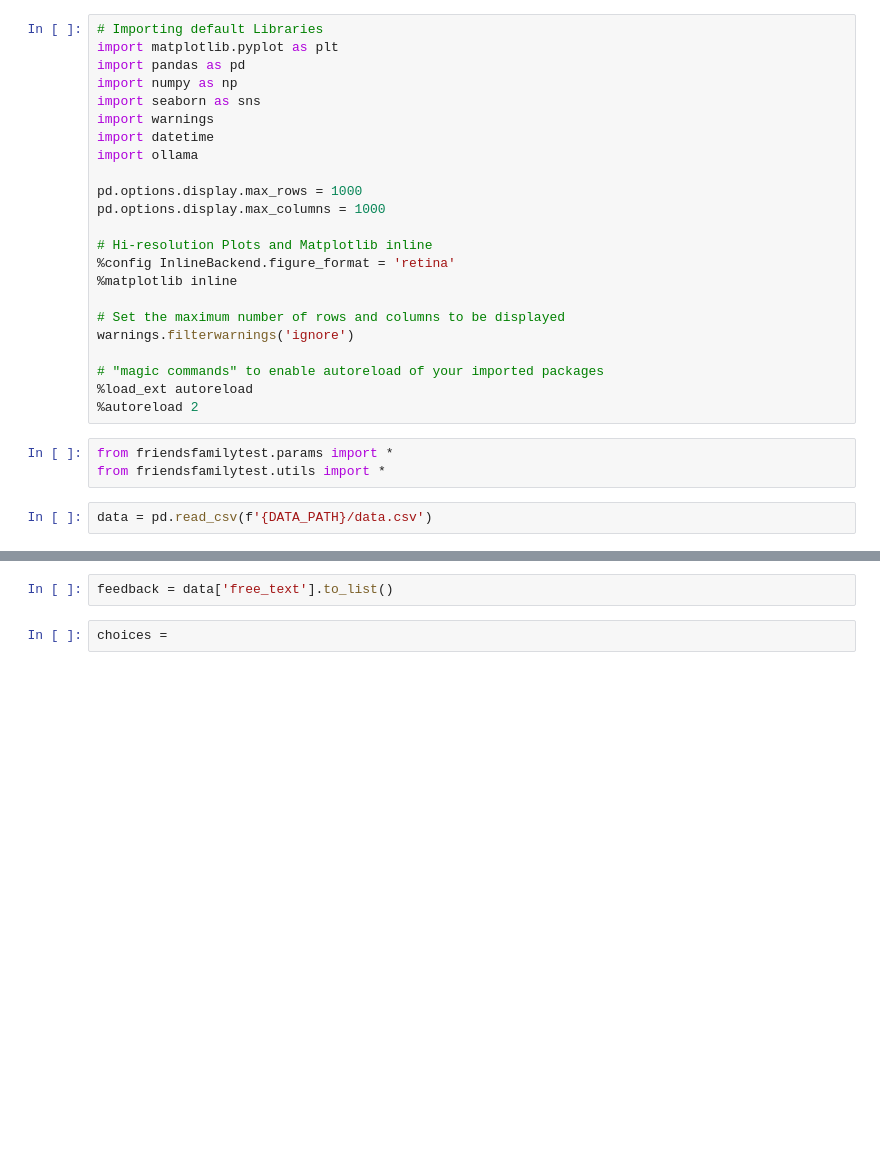
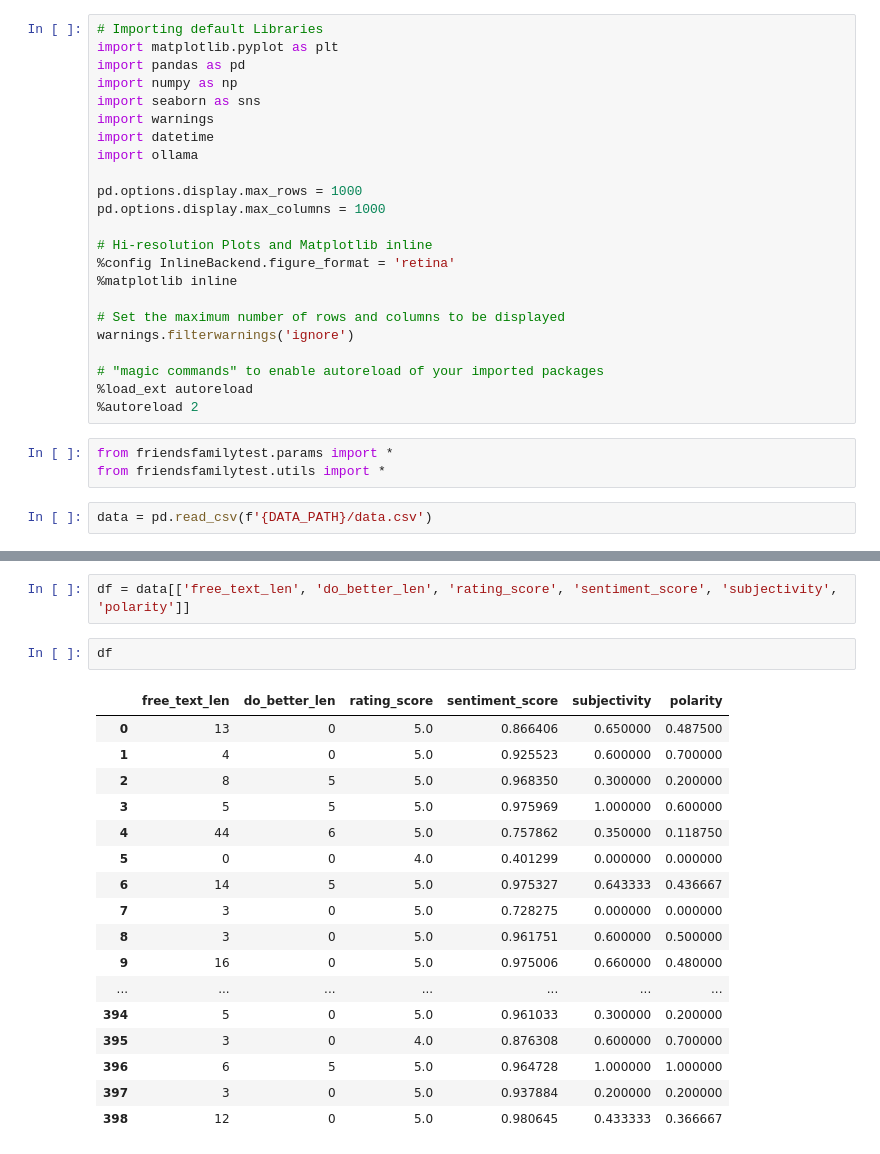
Before and after one commit to janduplessis883/friends-and-family-test-analysis, a Jupyter notebook: Llama2 Classification.ipynb, the cells around one changed output, grey strips where cells are left out. Saved outputs shown, nothing was run; the diff lists cells and outputs as text; blank space fills up the shorter version.

```diff
--- a/Llama2 Classification.ipynb
+++ b/Llama2 Classification.ipynb
@@ -35,7 +35,25 @@ data.head()
 | 2 | 2023-07-13 15:29:00 | Extremely likely | the doctor was very understanding... | no it was the best | Earls Court Surgery | 8 | 5 | 5.0 | NaN | ... |
 | 3 | 2023-07-13 15:30:00 | Extremely likely | dr e was extremely nice | the receptionist was very unkind | Earls Court Surgery | 5 | 5 | 5.0 | NaN | ... |
 | 4 | 2023-07-13 15:31:00 | Extremely likely | i was spoken to politely on the p... | no i was happy with everything | Earls Court Surgery | 44 | 6 | 5.0 | NaN | ... |
-# %%
-feedback = data['free_text'].to_list()
-# %%
-choices =
+# %%
+df = data[['free_text_len', 'do_better_len', 'rating_score', 'sentiment_score', 'subjectivity', 'polarity']]
+# %%
+df
+# %% [output]
+|  | free_text_len | do_better_len | rating_score | sentiment_score | subjectivity | polarity |
+| 0 | 13 | 0 | 5.0 | 0.866406 | 0.650000 | 0.487500 |
+| 1 | 4 | 0 | 5.0 | 0.925523 | 0.600000 | 0.700000 |
+| 2 | 8 | 5 | 5.0 | 0.968350 | 0.300000 | 0.200000 |
+| 3 | 5 | 5 | 5.0 | 0.975969 | 1.000000 | 0.600000 |
+| 4 | 44 | 6 | 5.0 | 0.757862 | 0.350000 | 0.118750 |
+| 5 | 0 | 0 | 4.0 | 0.401299 | 0.000000 | 0.000000 |
+| 6 | 14 | 5 | 5.0 | 0.975327 | 0.643333 | 0.436667 |
+| 7 | 3 | 0 | 5.0 | 0.728275 | 0.000000 | 0.000000 |
+| 8 | 3 | 0 | 5.0 | 0.961751 | 0.600000 | 0.500000 |
+| 9 | 16 | 0 | 5.0 | 0.975006 | 0.660000 | 0.480000 |
+| ... | ... | ... | ... | ... | ... | ... |
+| 394 | 5 | 0 | 5.0 | 0.961033 | 0.300000 | 0.200000 |
+| 395 | 3 | 0 | 4.0 | 0.876308 | 0.600000 | 0.700000 |
+| 396 | 6 | 5 | 5.0 | 0.964728 | 1.000000 | 1.000000 |
+| 397 | 3 | 0 | 5.0 | 0.937884 | 0.200000 | 0.200000 |
+| 398 | 12 | 0 | 5.0 | 0.980645 | 0.433333 | 0.366667 |
```
Also changed, not shown: parts of 3 cells of this notebook, 1 other file.
